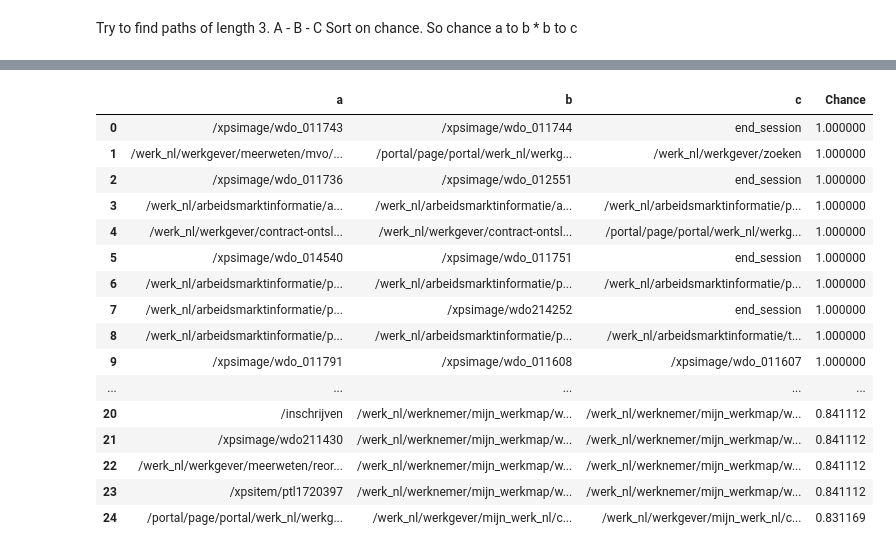
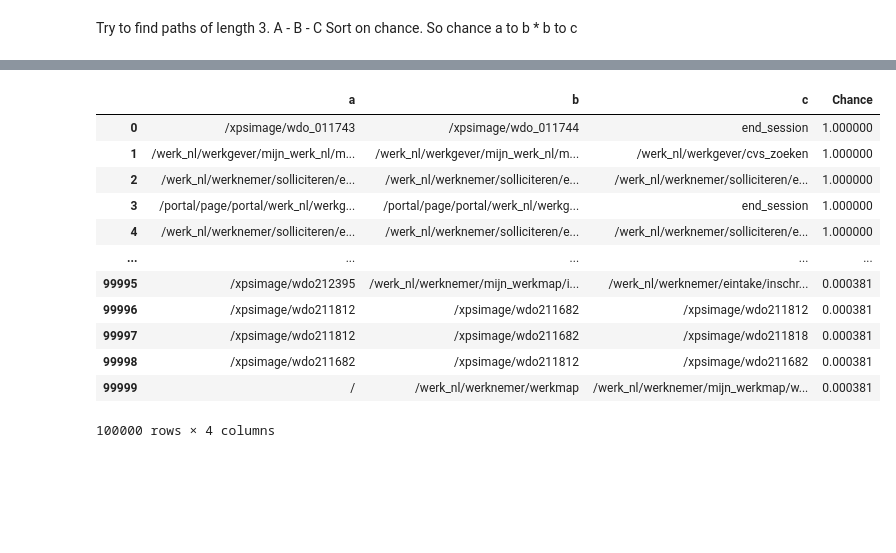
Before and after one commit to kaspergff/Thesis_anomaly_generation, a Jupyter notebook: skipped.ipynb, the cells around one changed output, grey strips where cells are left out. Cells and saved outputs as stored; diff of their text form; code cells hidden in the pictures; blank space fills up the shorter version.

```diff
--- a/skipped.ipynb
+++ b/skipped.ipynb
@@ -142,22 +142,18 @@ df_paths
 1362220 rows × 4 columns
 # %%
 df_test = df_paths.copy()
-df_test.head(25)
+df_test.head(100000)
 # %% [output]
 |  | a | b | c | Chance |
 | 0 | /xpsimage/wdo_011743 | /xpsimage/wdo_011744 | end_session | 1.000000 |
-| 1 | /werk_nl/werkgever/meerweten/mvo/... | /portal/page/portal/werk_nl/werkg... | /werk_nl/werkgever/zoeken | 1.000000 |
-| 2 | /xpsimage/wdo_011736 | /xpsimage/wdo_012551 | end_session | 1.000000 |
-| 3 | /werk_nl/arbeidsmarktinformatie/a... | /werk_nl/arbeidsmarktinformatie/a... | /werk_nl/arbeidsmarktinformatie/p... | 1.000000 |
-| 4 | /werk_nl/werkgever/contract-ontsl... | /werk_nl/werkgever/contract-ontsl... | /portal/page/portal/werk_nl/werkg... | 1.000000 |
-| 5 | /xpsimage/wdo_014540 | /xpsimage/wdo_011751 | end_session | 1.000000 |
-| 6 | /werk_nl/arbeidsmarktinformatie/p... | /werk_nl/arbeidsmarktinformatie/p... | /werk_nl/arbeidsmarktinformatie/p... | 1.000000 |
-| 7 | /werk_nl/arbeidsmarktinformatie/p... | /xpsimage/wdo214252 | end_session | 1.000000 |
-| 8 | /werk_nl/arbeidsmarktinformatie/p... | /werk_nl/arbeidsmarktinformatie/p... | /werk_nl/arbeidsmarktinformatie/t... | 1.000000 |
-| 9 | /xpsimage/wdo_011791 | /xpsimage/wdo_011608 | /xpsimage/wdo_011607 | 1.000000 |
+| 1 | /werk_nl/werkgever/mijn_werk_nl/m... | /werk_nl/werkgever/mijn_werk_nl/m... | /werk_nl/werkgever/cvs_zoeken | 1.000000 |
+| 2 | /werk_nl/werknemer/solliciteren/e... | /werk_nl/werknemer/solliciteren/e... | /werk_nl/werknemer/solliciteren/e... | 1.000000 |
+| 3 | /portal/page/portal/werk_nl/werkg... | /portal/page/portal/werk_nl/werkg... | end_session | 1.000000 |
+| 4 | /werk_nl/werknemer/solliciteren/e... | /werk_nl/werknemer/solliciteren/e... | /werk_nl/werknemer/solliciteren/e... | 1.000000 |
 | ... | ... | ... | ... | ... |
-| 20 | /inschrijven | /werk_nl/werknemer/mijn_werkmap/w... | /werk_nl/werknemer/mijn_werkmap/w... | 0.841112 |
-| 21 | /xpsimage/wdo211430 | /werk_nl/werknemer/mijn_werkmap/w... | /werk_nl/werknemer/mijn_werkmap/w... | 0.841112 |
-| 22 | /werk_nl/werkgever/meerweten/reor... | /werk_nl/werknemer/mijn_werkmap/w... | /werk_nl/werknemer/mijn_werkmap/w... | 0.841112 |
-| 23 | /xpsitem/ptl1720397 | /werk_nl/werknemer/mijn_werkmap/w... | /werk_nl/werknemer/mijn_werkmap/w... | 0.841112 |
-| 24 | /portal/page/portal/werk_nl/werkg... | /werk_nl/werkgever/mijn_werk_nl/c... | /werk_nl/werkgever/mijn_werk_nl/c... | 0.831169 |
+| 99995 | /xpsimage/wdo212395 | /werk_nl/werknemer/mijn_werkmap/i... | /werk_nl/werknemer/eintake/inschr... | 0.000381 |
+| 99996 | /xpsimage/wdo211812 | /xpsimage/wdo211682 | /xpsimage/wdo211812 | 0.000381 |
+| 99997 | /xpsimage/wdo211812 | /xpsimage/wdo211682 | /xpsimage/wdo211818 | 0.000381 |
+| 99998 | /xpsimage/wdo211682 | /xpsimage/wdo211812 | /xpsimage/wdo211682 | 0.000381 |
+| 99999 | / | /werk_nl/werknemer/werkmap | /werk_nl/werknemer/mijn_werkmap/w... | 0.000381 |
+100000 rows × 4 columns
```
Also changed, not shown: parts of 5 cells of this notebook.
